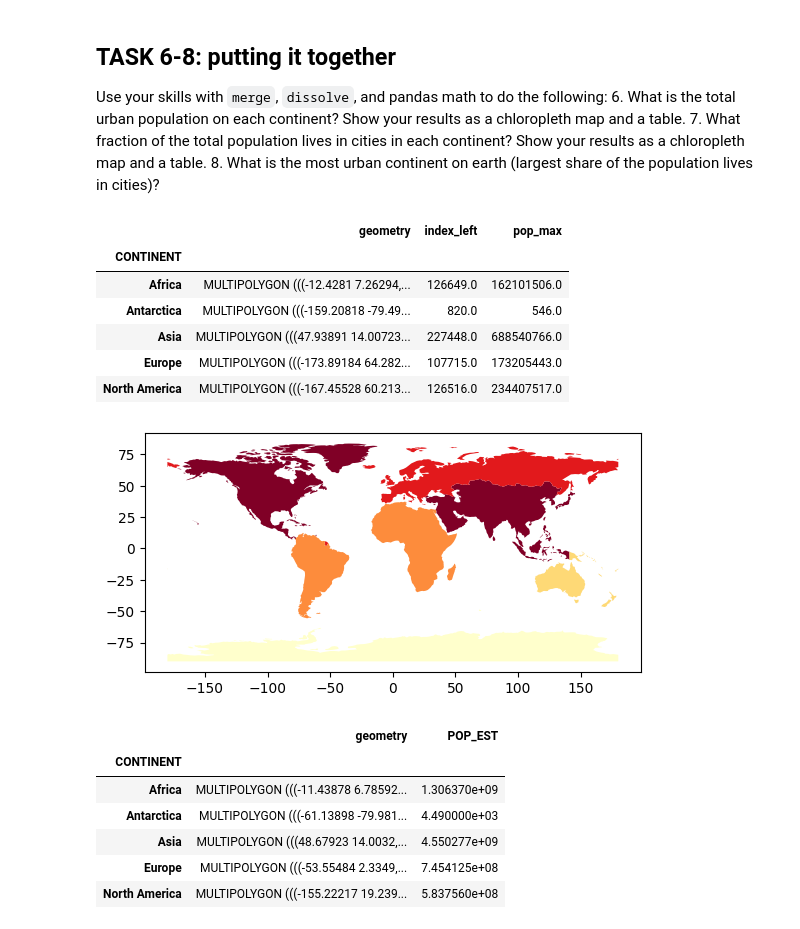
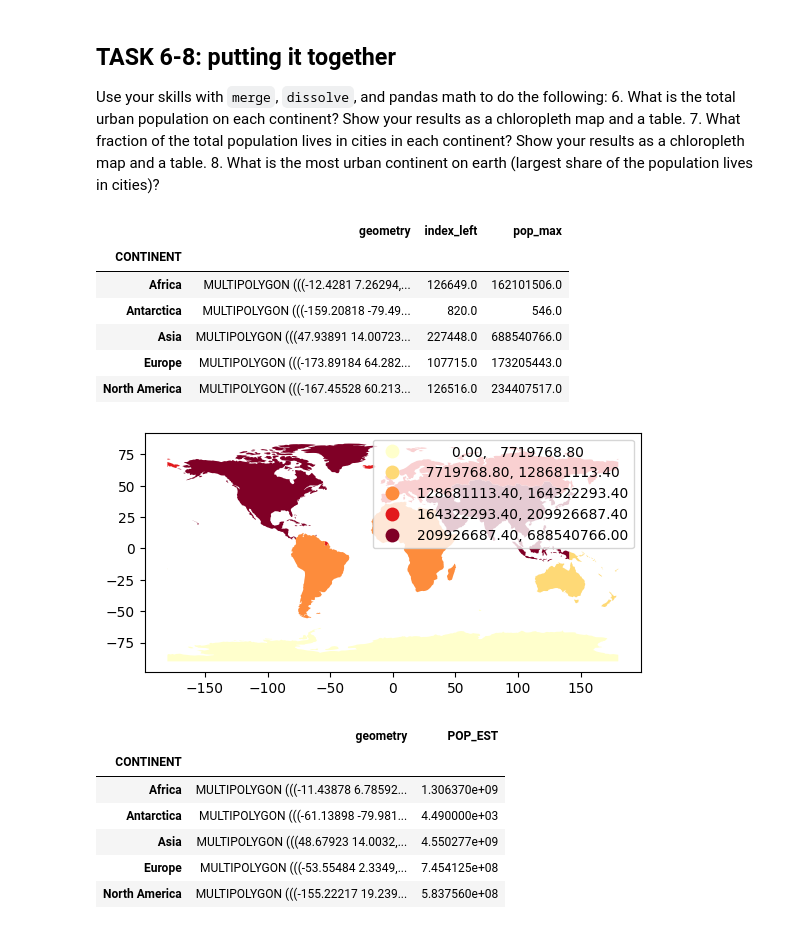
Before and after one commit to rlannder/WaterDig, a Jupyter notebook: CodeSprints/VectorData101.ipynb, the cells around one changed output. Drawn from its saved outputs; the diff is of its cells as text; code cells hidden in the pictures.

```diff
--- a/CodeSprints/VectorData101.ipynb
+++ b/CodeSprints/VectorData101.ipynb
@@ -681,34 +683,35 @@ Use your skills with `merge`, `dissolve`, and pandas math to do the following:
 # %%
 # Task 6 code here:
 # What is the total urban population on each continent?
 
 world = et.data.get_data(url='https://naturalearth.s3.amazonaws.com/110m_cultural/ne_110m_admin_0_countries.zip')
 world_path = os.path.join("data", "earthpy-downloads",
                                      "ne_110m_admin_0_countries",
                                      "ne_110m_admin_0_countries.shp")
 populated_places_path = os.path.join("data", "earthpy-downloads",
                                      "ne_50m_populated_places_simple",
                                      "ne_50m_populated_places_simple.shp")
 world = gpd.read_file(world_path)
 cities = gpd.read_file(populated_places_path)
 
 world = world[['CONTINENT', 'geometry']]
 cities = cities[['pop_max', 'geometry']]
 
 urbanpopulation = gpd.sjoin(cities, world, how="right", predicate='intersects')
 
 continent_popmax = urbanpopulation.dissolve(by='CONTINENT', aggfunc='sum')
 
-continent_popmax.plot(column = 'pop_max', scheme='quantiles', cmap='YlOrRd');
+continent_popmax.plot(column = 'pop_max', scheme='quantiles', cmap='YlOrRd',
+                     legend=True)
 continent_popmax.head()
 # %% [output]
 |  | geometry | index_left | pop_max |
 | CONTINENT |  |  |  |
 | Africa | MULTIPOLYGON (((-12.4281 7.26294,... | 126649.0 | 162101506.0 |
 | Antarctica | MULTIPOLYGON (((-159.20818 -79.49... | 820.0 | 546.0 |
 | Asia | MULTIPOLYGON (((47.93891 14.00723... | 227448.0 | 688540766.0 |
 | Europe | MULTIPOLYGON (((-173.89184 64.282... | 107715.0 | 173205443.0 |
 | North America | MULTIPOLYGON (((-167.45528 60.213... | 126516.0 | 234407517.0 |
-[figure, old version]
+[figure, new version]
 # %%
 # Task 7 code here:
```
Also changed, not shown: parts of 3 cells of this notebook.
